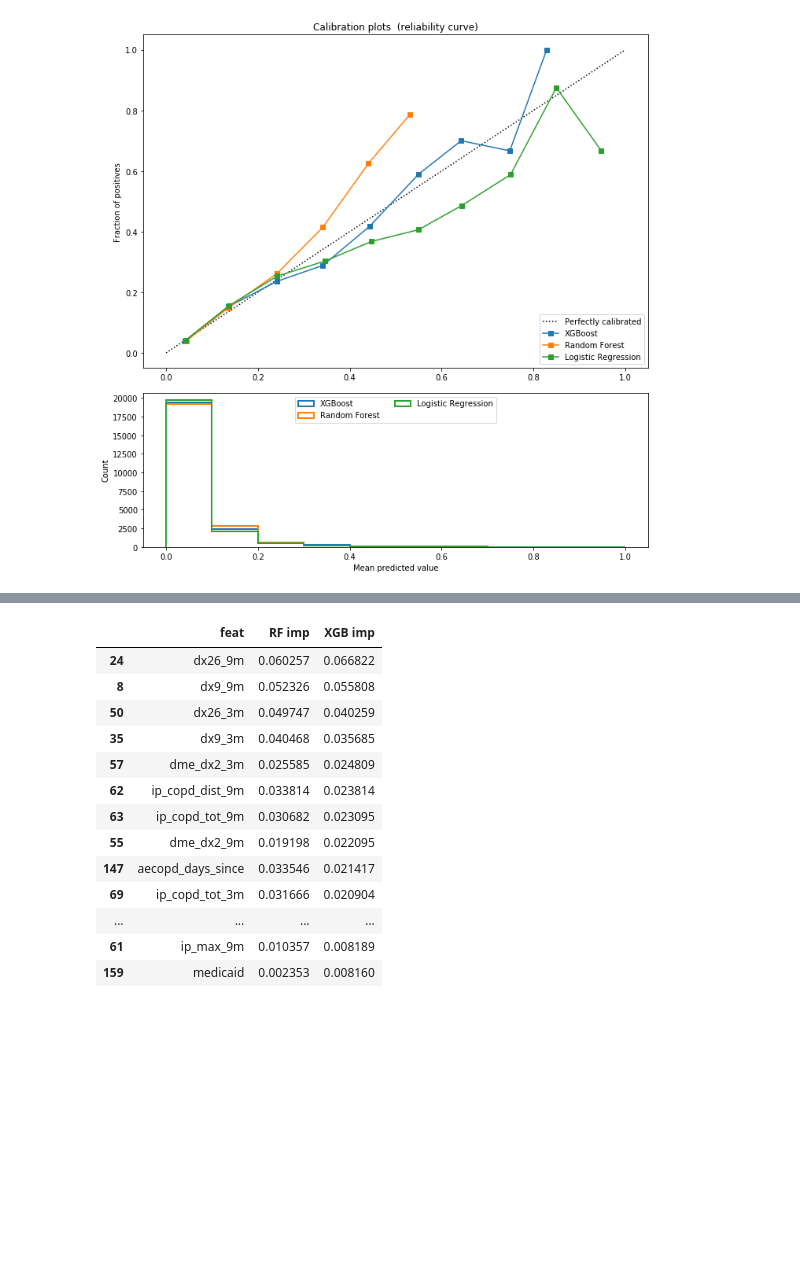
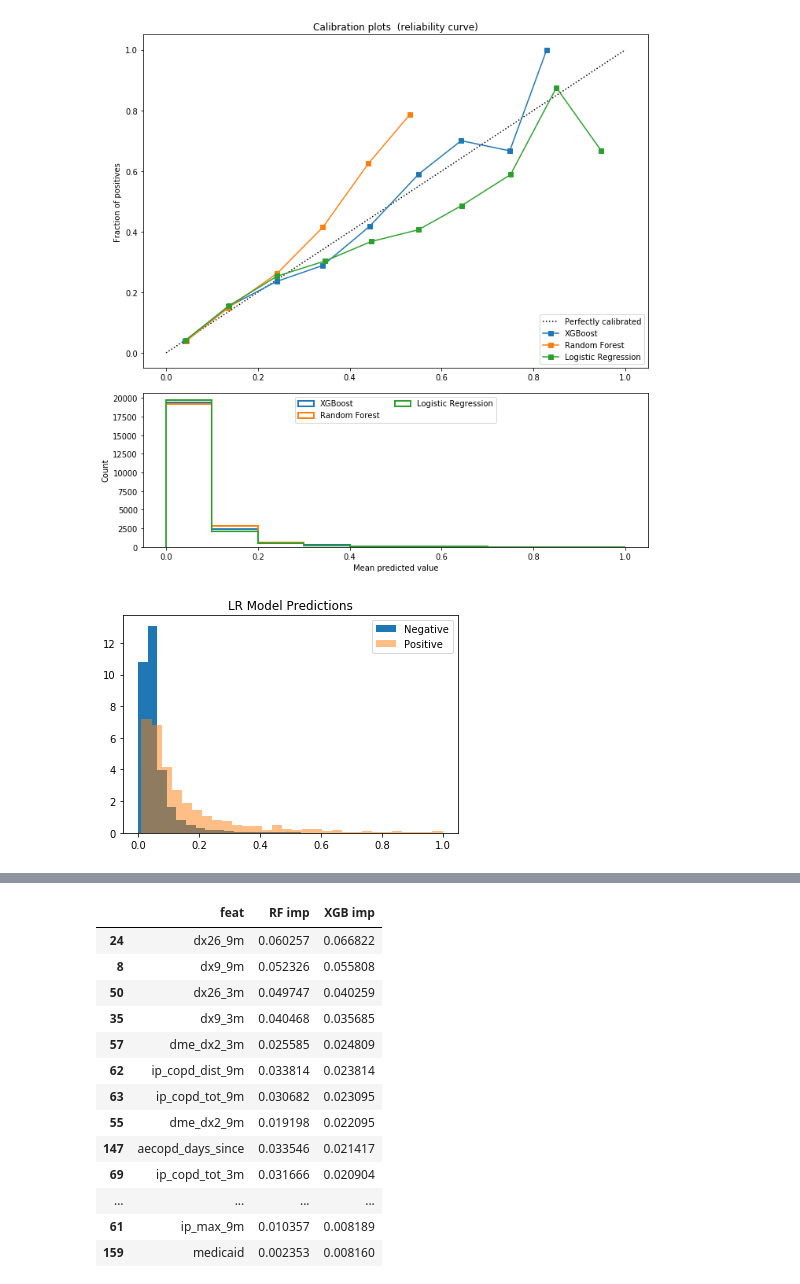
Before and after one commit to rshraga/pub, a Jupyter notebook: AECOPD hospitalization model.ipynb, the cells around one changed output, grey strips where cells are left out. Saved outputs shown, nothing was run; the diff lists cells and outputs as text; code cells hidden in the pictures; blank space fills up the shorter version.

Commit message:
added prediction distr

```diff
--- a/AECOPD hospitalization model.ipynb
+++ b/AECOPD hospitalization model.ipynb
@@ -369,3 +369,12 @@ plt.tight_layout()
 plt.show()
 # %% [output]
 [figure]
+# %%
+plt.figure()
+plt.title('LR Model Predictions')
+plt.hist(preds[1][y_test == False],bins=30,density=True,label='Negative')
+plt.hist(preds[1][y_test == True],bins=30,density=True,alpha=.5,label='Positive')
+plt.legend()
+plt.show()
+# %% [output]
+[figure, added]
```
Also changed, not shown: parts of 2 cells of this notebook.
